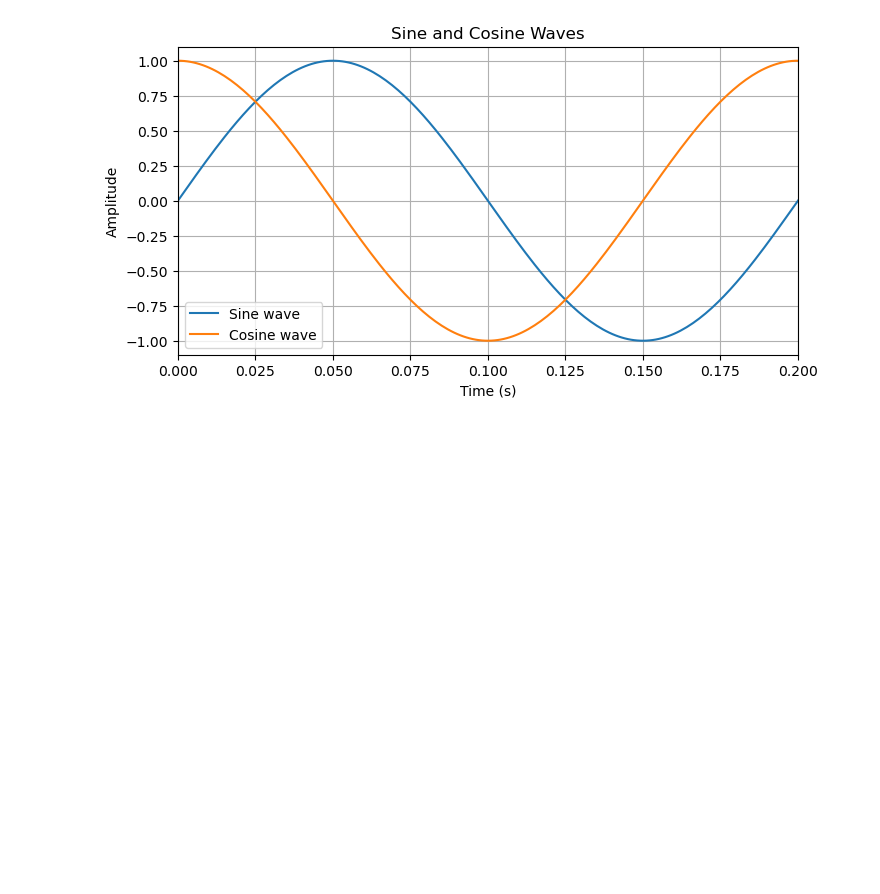
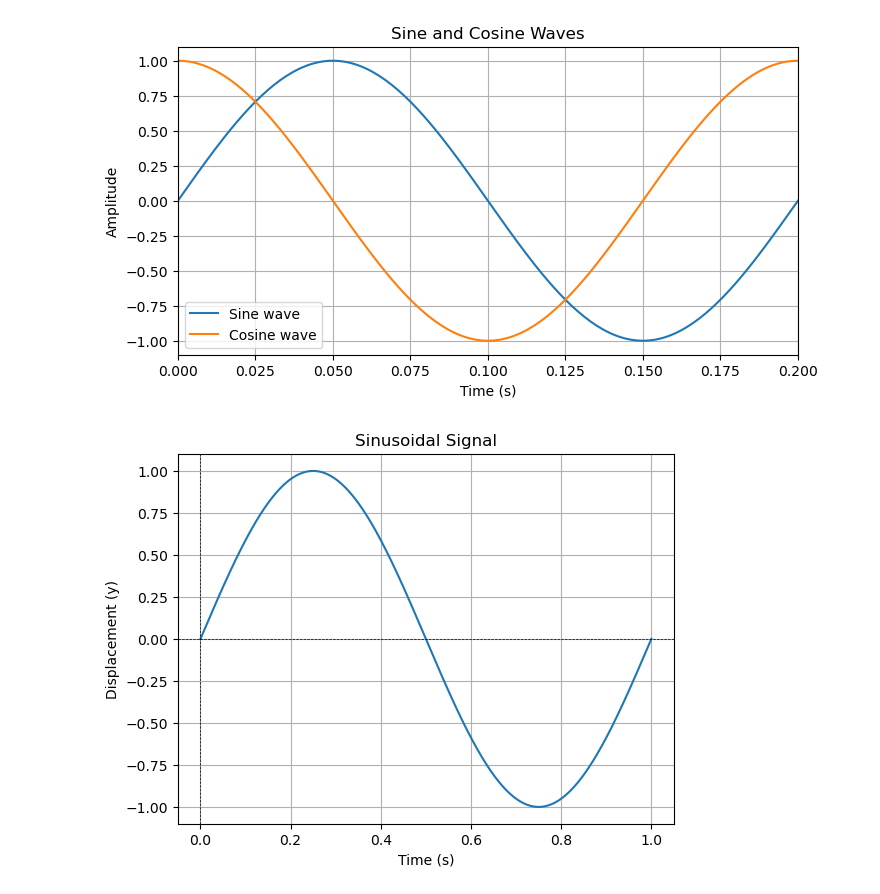
Before and after one commit to axellerabstudent/Series02-Python, a Jupyter notebook: Series02-Python.ipynb, the cells around one changed output. Saved outputs shown, nothing was run; the diff lists cells and outputs as text; code cells hidden in the pictures; blank space fills up the shorter version.

```diff
--- a/Series02-Python.ipynb
+++ b/Series02-Python.ipynb
@@ -94,20 +94,35 @@ plt.show()
 # %%
 #Create a fonction that generate a sinusoidal wave
 
 #def generate_sine_wave(A, T /phi, n_periods=1, num_points=1000):
 #    u=2*np.pi/T  # angular frequency
 #    duration = n_periods * T
 #    t = np.linspace(0, duration, num_points)
 #    y = A * np.sin(u * t + /phi)
 #    return t, y
 
 def sinusoid(amplitude, pulsation, phase, time) :
-    y=A * np.sin(u * t + /phi)
+    y=amplitude * np.sin(pulsation * time + phase)
     return y
 
 A=1
-u=2*np.pi()  # frequency
-/phi=0
-t=np.linspace(start_time, end_time, num_samples)
+frequency=1  # frequency in Hz
+u=2*np.pi * frequency
+phi=0
+start_time=0
+stop_time=1  # seconds
+num_samples=1000
+t=np.linspace(start_time, stop_time, num_samples)
 
-sinus_signal=sinusoid(A, u, /phi, t)
+sinus_signal=sinusoid(A, u, phi, t)
+
+plt.plot(t, sinus_signal)
+plt.title("Sinusoidal Signal")
+plt.xlabel("Time (s)")
+plt.ylabel("Displacement (y)")
+plt.grid(True)
+plt.axhline(0, color='black',linewidth=0.5, ls='--')
+plt.axvline(0, color='black',linewidth=0.5, ls='--')
+plt.show()
+# %% [output]
+[figure, added]
```
